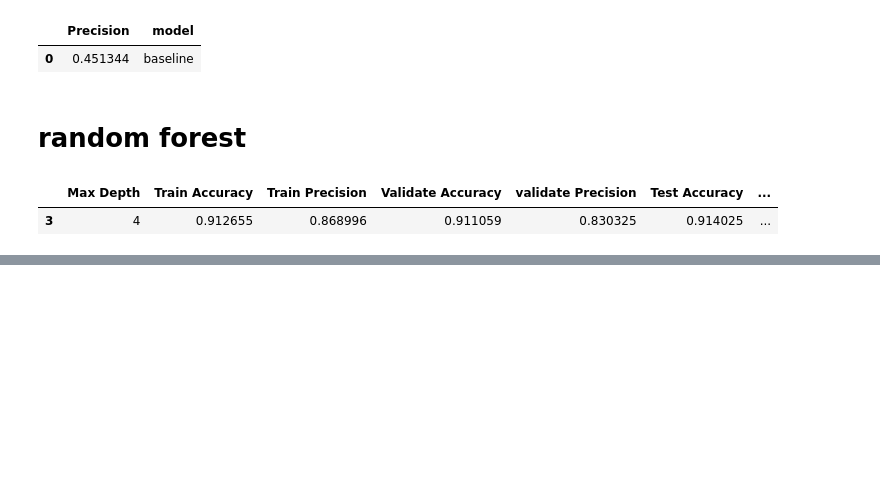
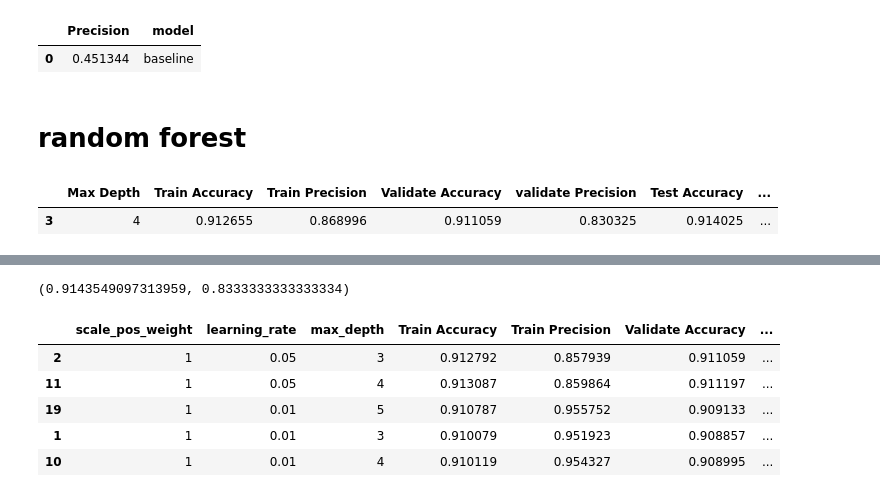
Before and after one commit to brandontnavarrete/nasa-neow, a Jupyter notebook: explore.ipynb, the cells around one changed output, grey strips where cells are left out. Saved outputs shown, nothing was run; the diff lists cells and outputs as text; code cells hidden in the pictures; blank space fills up the shorter version.

```diff
--- a/explore.ipynb
+++ b/explore.ipynb
@@ -616,0 +701,2 @@ results_df.sort_values(by = 'Test Precision').tail(1)
+# %%
+preds = clf_xgb.predict(x_test)
@@ -616,0 +712,7 @@ results_df.sort_values(by = 'Test Precision').tail(1)
+# %%
+test_accuracy = accuracy_score(y_test['hazardous'],preds)
+test_precision = precision_score(y_test['hazardous'],preds)
+# %%
+test_accuracy ,test_precision
+# %% [output]
+(0.9143549097313959, 0.8333333333333334)
@@ -616,0 +770,15 @@ results_df.sort_values(by = 'Test Precision').tail(1)
+# %%
+max_depth = [3,4,5]
+scale_pos_weight=[1,3,5]
+learning_rate = [.1,.01,.05]
+# %%
+results = random_forest(x_train, y_train, x_validate, y_validate, x_test, y_test, max_depth,scale_pos_weight,learning_rate)
+# %%
+results.sort_values(by = "Test Precision").tail(5)
+# %% [output]
+|  | scale_pos_weight | learning_rate | max_depth | Train Accuracy | Train Precision | Validate Accuracy | ... |
+| 2 | 1 | 0.05 | 3 | 0.912792 | 0.857939 | 0.911059 | ... |
+| 11 | 1 | 0.05 | 4 | 0.913087 | 0.859864 | 0.911197 | ... |
+| 19 | 1 | 0.01 | 5 | 0.910787 | 0.955752 | 0.909133 | ... |
+| 1 | 1 | 0.01 | 3 | 0.910079 | 0.951923 | 0.908857 | ... |
+| 10 | 1 | 0.01 | 4 | 0.910119 | 0.954327 | 0.908995 | ... |
```
Also changed, not shown: parts of 25 cells of this notebook, 3 other files.
